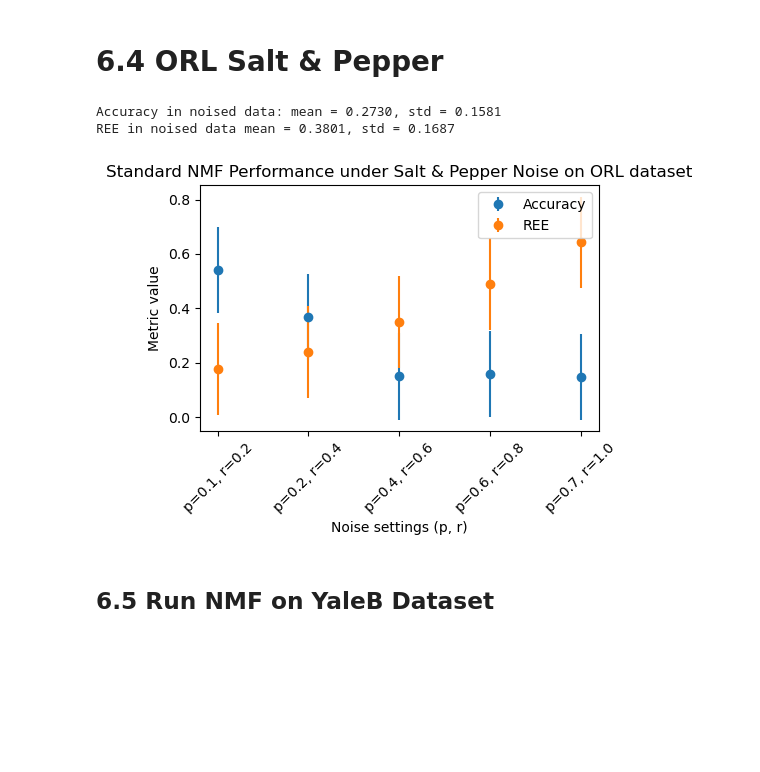
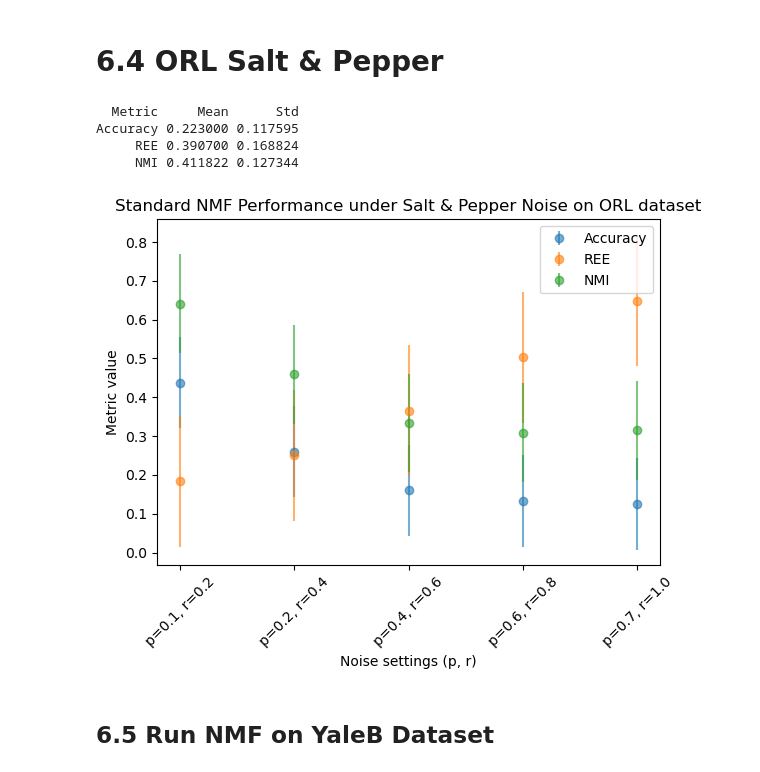
Before and after one commit to PartinGQAQ/COMP5328, a Jupyter notebook: Assignment_new_structure.ipynb, the cells around one changed output. Drawn from its saved outputs; the diff is of its cells as text; code cells hidden in the pictures; blank space fills up the shorter version.

```diff
--- a/Assignment_new_structure.ipynb
+++ b/Assignment_new_structure.ipynb
@@ -333,3 +304,8 @@ def compute_acc(Y: np.ndarray, H, n_clusters):
+# %%
+def compute_nmi(y_true, H, n_clusters, random_state=0):
+    km = KMeans(n_clusters=n_clusters, n_init=10, random_state=random_state)
+    pred = km.fit_predict(H.T)
+    return normalized_mutual_info_score(y_true, pred)
 # %% [markdown]
 
 # 6. Experiments
@@ -405,6 +389,6 @@ Acc mean = 0.6911, std = 0.0267
 # %%
 # Train W H of the L2 NMF algorithm on the ORL
-result = nmf_robust(images_ORL, regular = 2,  max_iter=300, rank=100, verbose=False)
+result = nmf_robust(images_ORL,  max_iter=650, rank=150, verbose=False)
 W, H, loss_list = result
 
 K = len(np.unique(labels_ORL))
@@ -413,6 +397,8 @@ K = len(np.unique(labels_ORL))
 REE = compute_ree(images_ORL, result[0], result[1])
 # Accuracy
 Acc = compute_acc(labels_ORL, result[1], K)
+# NMI
+NMI = compute_nmi(labels_ORL, result[1], K)
 
 plt.figure(figsize=(4, 4))
 plt.plot(loss_list)
@@ -421,5 +407,5 @@ plt.xlabel('iter')
 plt.title('Loss plot of NMF regularized by L2 regularization on ORL dataset')
 plt.show()
 
-evaluation(images_ORL, labels_ORL, model="robust", iter=500, runtimes=5)
+res = evaluation(images_ORL, labels_ORL, model="robust", iter=650, rank = 150, runtimes=5)
 # %% [output]
@@ -441,16 +428,17 @@ Acc mean = 0.6939, std = 0.0294
 
 acc_results = []
 ree_results = []
+nmi_results = []
 
 noise_p = [0.1, 0.2, 0.4, 0.6, 0.7]
 noise_r = [0.2, 0.4, 0.6, 0.8, 1.0]
 
-iter = 350
+iter = 650
 
 # run model 5 times to get the std and mean
 for i in range(5):
     noisy_ORL = aad_salt_pepper_noise(images_ORL, noise_p[i], noise_r[i])
-    result = nmf_standard(noisy_ORL, max_iter=iter, rank=120, verbose=False)
+    result = nmf_standard(noisy_ORL, max_iter=iter, rank=150, verbose=False)
     W1, H1, loss_list1 = result
     K = len(np.unique(labels_ORL))
     # print("unique labels:", K)
@@ -459,42 +447,60 @@ for i in range(5):
     REE = compute_ree(images_ORL, W1, H1)
     # Accuracy
     Acc = compute_acc(labels_ORL, H1, K)
+    # Nmi
+    nmi = compute_nmi(labels_ORL, result[1], K)
 
     acc_results.append(Acc)
     ree_results.append(REE)
+    nmi_results.append(nmi)
 
 acc_results = np.array(acc_results)
 ree_results = np.array(ree_results)
+nmi_results = np.array(nmi_results)
 
 acc_mean = acc_results.mean()
 acc_std = acc_results.std()
 ree_mean = ree_results.mean()
 ree_std = ree_results.std()
-print(f"Accuracy in noised data: mean = {acc_mean:.4f}, std = {acc_std:.4f}")
-print(f"REE in noised data mean = {ree_mean:.4f}, std = {ree_std:.4f}")
+nmi_mean = nmi_results.mean()
+nmi_std = nmi_results.std()
+
+results_dict = {
+    "Metric": ["Accuracy", "REE", "NMI"],
+    "Mean":   [acc_mean, ree_mean, nmi_mean],
+    "Std":    [acc_std,  ree_std,  nmi_std]
+}
+
+df_results = pd.DataFrame(results_dict)
+print(df_results.to_string(index=False))
 
 # visualization
 x = range(len(noise_p))
-plt.figure(figsize=(5, 4))
+plt.figure(figsize=(6, 5))
 
 # Accuracy
-plt.errorbar(x, acc_results, yerr=acc_results.std(), fmt='o', label='Accuracy')
+plt.errorbar(x, acc_results, yerr=acc_results.std(), fmt='o', label='Accuracy', alpha=0.6)
 
 # Ree
-plt.errorbar(x, ree_results, yerr=ree_results.std(), fmt='o', label='REE')
+plt.errorbar(x, ree_results, yerr=ree_results.std(), fmt='o', label='REE', alpha=0.6)
+
+# NMI
+plt.errorbar(x, nmi_results, yerr=nmi_results.std(), fmt='o', label='NMI', alpha=0.6)
 
 # coordinates setting
 plt.xticks(x, [f"p={p}, r={r}" for p, r in zip(noise_p, noise_r)], rotation=45)
 plt.xlabel("Noise settings (p, r)")
 plt.ylabel("Metric value")
 plt.title("Standard NMF Performance under Salt & Pepper Noise on ORL dataset")
 plt.legend()
 plt.tight_layout()
 plt.show()
 # %% [output]
-Accuracy in noised data: mean = 0.2730, std = 0.1581
-REE in noised data mean = 0.3801, std = 0.1687
+  Metric     Mean      Std
+Accuracy 0.223000 0.117595
+     REE 0.390700 0.168824
+     NMI 0.411822 0.127344
-[figure, old version]
+[figure, new version]
 # %% [markdown]
 ## 6.5 Run NMF on YaleB Dataset
 # %%
```
Also changed, not shown: parts of 13 cells of this notebook.
